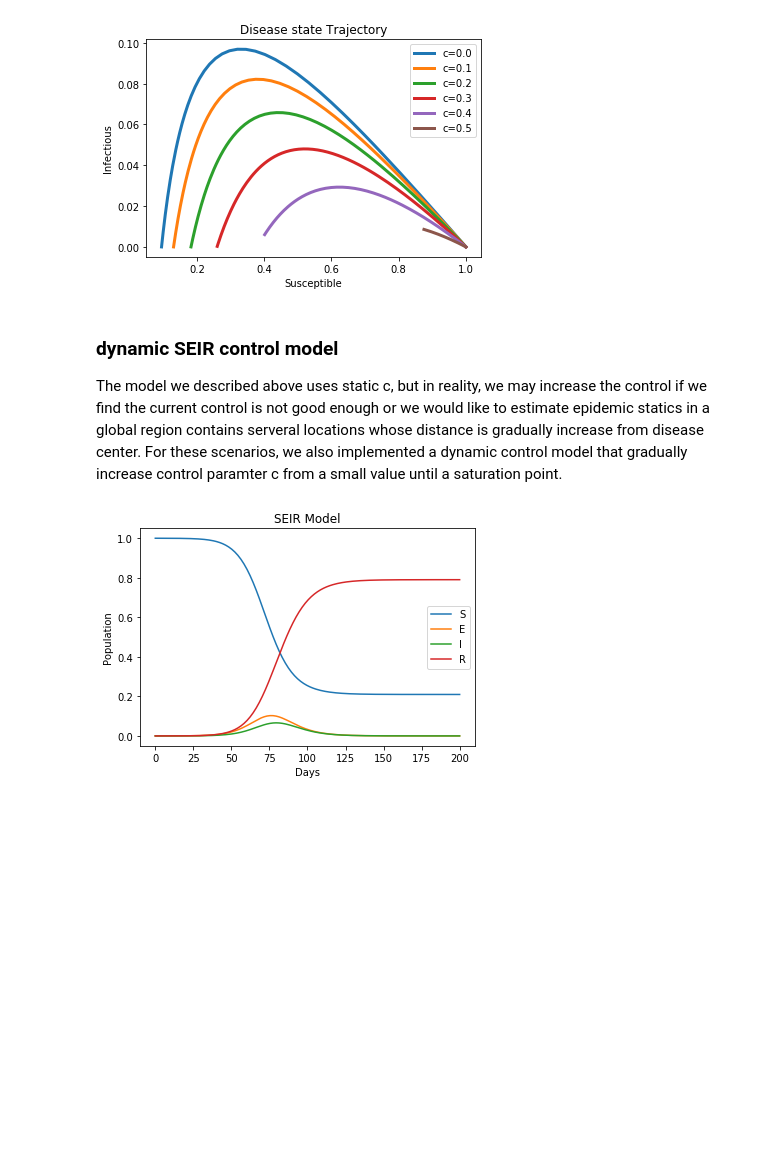
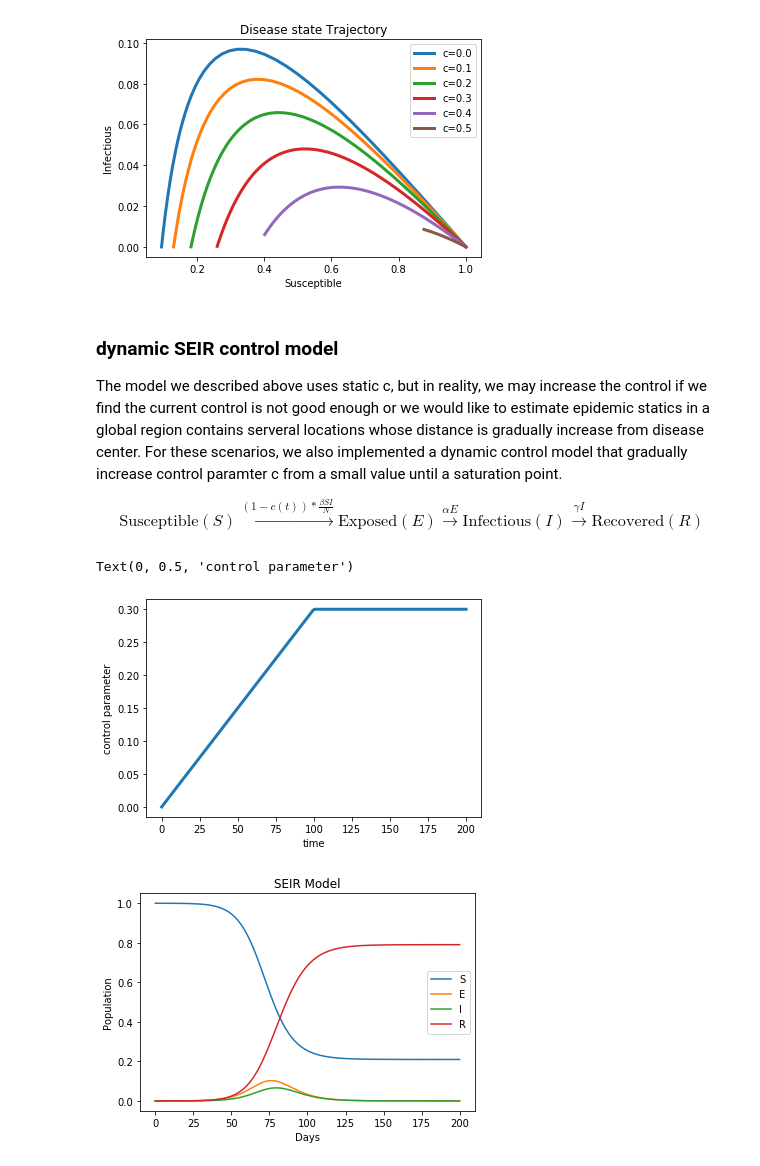
Before and after one commit to bentrey/APMA-E-115, a Jupyter notebook: group_project1/SEIR.notebook.ipynb, the cells around one changed output. Cells and saved outputs as stored; diff of their text form; code cells hidden in the pictures; blank space fills up the shorter version.

```diff
--- a/group_project1/SEIR.notebook.ipynb
+++ b/group_project1/SEIR.notebook.ipynb
@@ -204,6 +213,31 @@ plt.legend()
 ### dynamic SEIR control model
 
 The model we described above uses static c, but in reality, we may increase the control if we find the current control is not good enough or we would like to estimate epidemic statics in a global region contains serveral locations whose distance is gradually increase from disease center. For these scenarios, we also implemented a dynamic control model that gradually increase control paramter c from a small value until a saturation point.
+
+$$\text{Susceptible} (S)
+\xrightarrow{(1-c(t))*\frac{\beta S I}{N}}
+\text{Exposed} (E)
+\xrightarrow{\alpha E}
+\text{Infectious} (I)
+\xrightarrow{\gamma I}
+\text{Recovered} (R) $$
+# %%
+# plot change of c
+tscale = 100
+cmax = 0.3
+c_value = list()
+
+for index in range(len(t)):
+    sl = cmax/tscale
+    c_value.append(min(cmax, sl * t[index]))
+# %%
+plt.plot(t, c_value, lw=3)
+
+plt.xlabel('time')
+plt.ylabel('control parameter')
+# %% [output]
+Text(0, 0.5, 'control parameter')
+[figure, added]
 # %%
 cmax = 0.3
 tscale = 100
```
Also changed, not shown: parts of 5 cells of this notebook.
